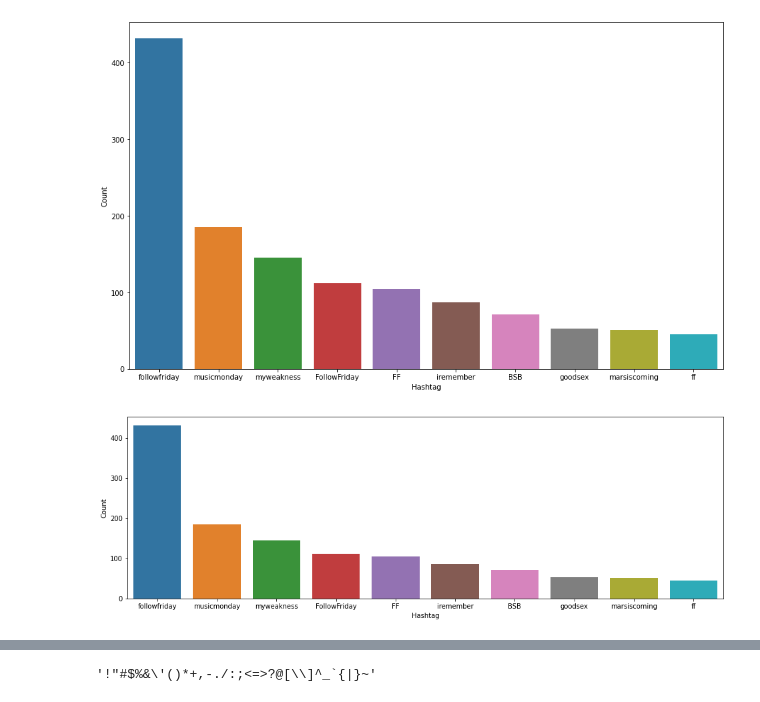
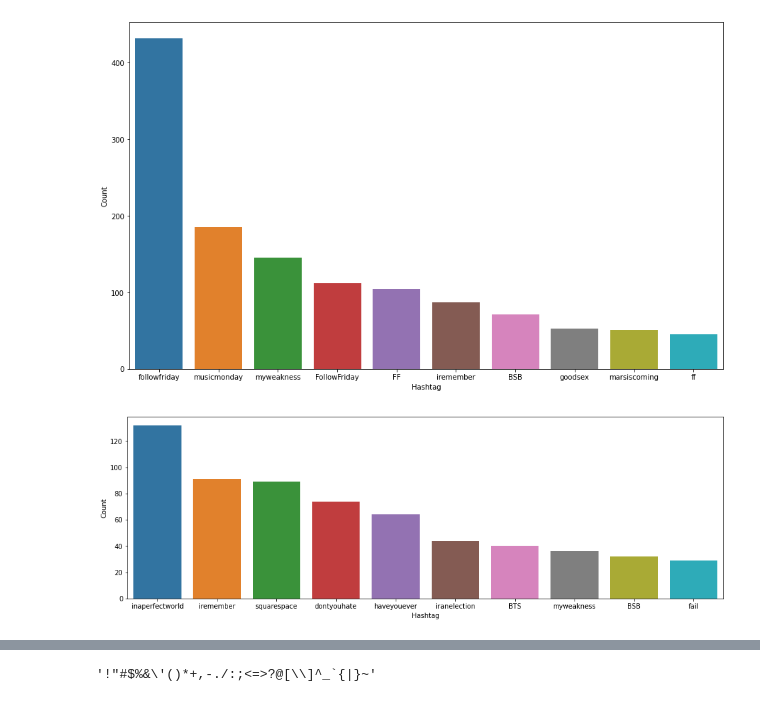
Before and after one commit to Anuj-Parekh/Anuj-Parekh, a Jupyter notebook: Untitled8.ipynb, the cells around one changed output, grey strips where cells are left out. Saved outputs shown, nothing was run; the diff lists cells and outputs as text; code cells hidden in the pictures.

```diff
--- a/Untitled8.ipynb
+++ b/Untitled8.ipynb
@@ -314,15 +314,15 @@ plt.show()
 # %% [output]
 [figure]
 # %%
-a = nltk.FreqDist(HT_negative)
+a = nltk.FreqDist(HT_regular)
 d = pd.DataFrame({'Hashtag': list(a.keys()),
                   'Count': list(a.values())})
 
 # selecting top 20 most frequent hashtags
 d = d.nlargest(columns="Count", n = 10)
 plt.figure(figsize=(16,5))
 ax = sns.barplot(data=d, x= "Hashtag", y = "Count")
 ax.set(ylabel = 'Count')
 plt.show()
 # %% [output]
-[figure, old version]
+[figure, new version]
```
Also changed, not shown: parts of 6 cells of this notebook.
